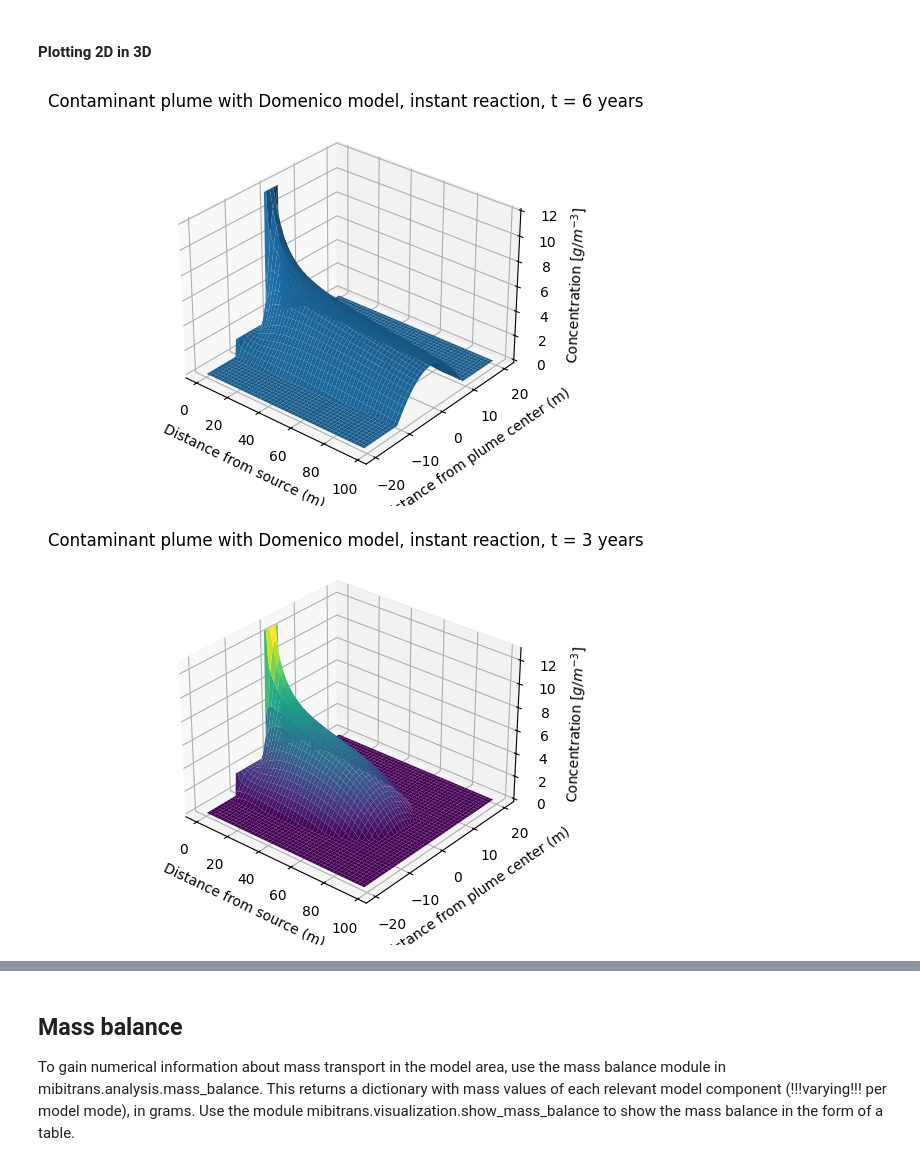
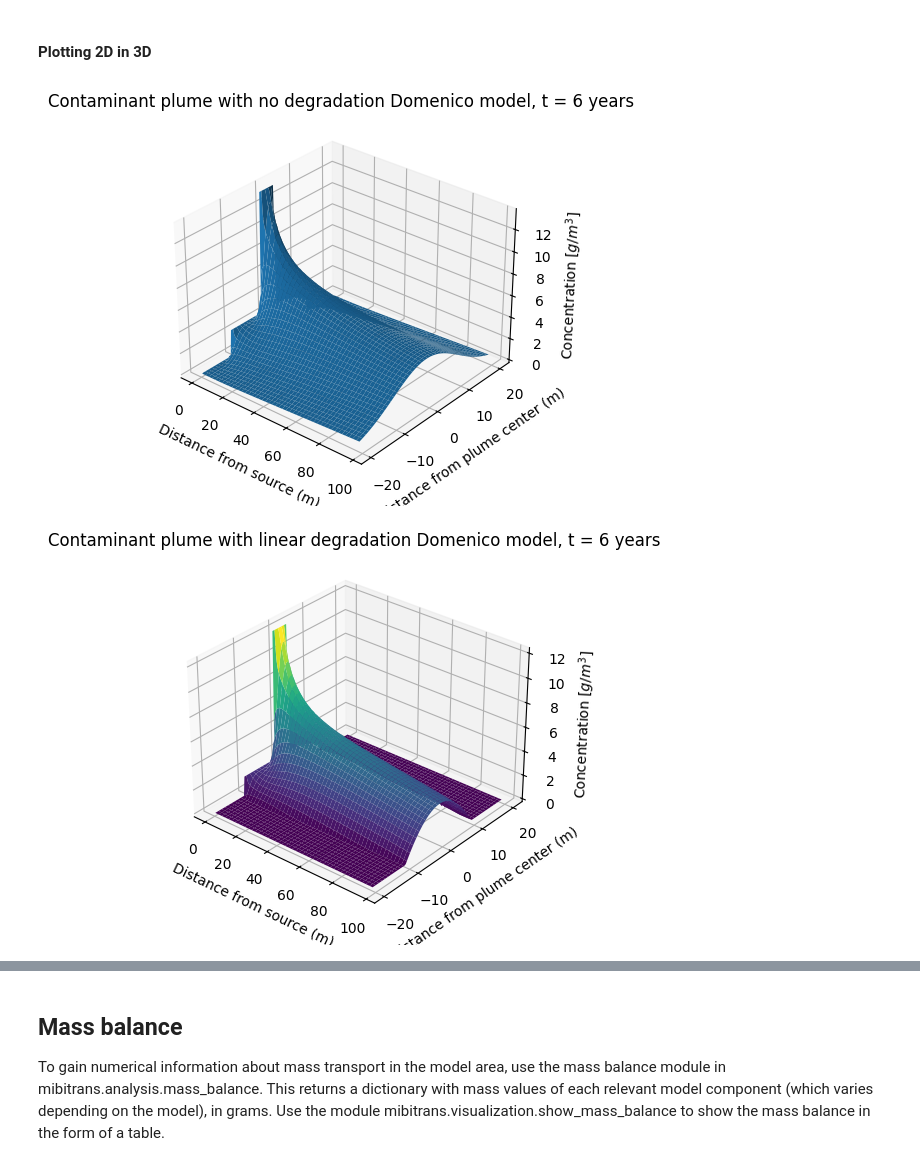
Before and after one commit to MiBiPreT/mibitrans, a Jupyter notebook: examples/example_notebook.ipynb, the cells around one changed output, grey strips where cells are left out. Cells and saved outputs as stored; diff of their text form; code cells hidden in the pictures.

```diff
--- a/examples/example_notebook.ipynb
+++ b/examples/example_notebook.ipynb
@@ -183,0 +139,10 @@ Now that the concentration distribution has been calculated, the contaminant plu
+# %%
+
+model = ModelParameters(
+    model_length = 320/ft,  # Model extent in the longitudinal (x) direction in [m].
+    model_width = 100/ft,   # Model extent in the transverse horizontal (y) direction in [m].
+    model_time = 6 * 365,   # Model duration in [days].
+    dx = 1/ft,              # Model grid discretization step size in the longitudinal (x) direction, in [m].
+    dy = 1/ft,              # Model grid discretization step size in the transverse horizontal (y) direction, in [m].
+    dt = 1*365              # Model time discretization step size, in [days]
+)
@@ -232,23 +281,21 @@ plt.show()
 # %% [markdown]
 #### Plotting 2D in 3D
 # %%
-# Plot the x and y concentration distribution for instantaneous reaction model, uses plt.plot_surface
-plot = surf.Plume(cxyt_inst, x, y, t)
-
-plot.surface(time=6)
-plt.title("Contaminant plume with Domenico model, instant reaction, t = 6 years")
+# Plot the x and y concentration distribution for no degradation decay model, uses plot_surface
+plume_3d(ndeg, time=6*365)
+plt.title("Contaminant plume with no degradation Domenico model, t = 6 years")
 plt.show()
 
-# Function passes plt.plot_surface keyword arguments
-plot.surface(time=3, cmap="viridis")
-plt.title("Contaminant plume with Domenico model, instant reaction, t = 3 years")
+# Function passes plot_surface keyword arguments
+plume_3d(instdeg, time=6*365, cmap="viridis")
+plt.title("Contaminant plume with linear degradation Domenico model, t = 6 years")
 plt.show()
 
-# Function returns 'ax' object, use this to chnage view point of plot
-ax = plot.surface(time=5, cmap="viridis")
+# Function returns 'ax' object, use this to change view point of plot
+ax = plume_3d(instdeg, time=6*365, cmap="viridis")
+plt.title("Contaminant plume with linear degradation Domenico model, t = 6 years")
 ax.view_init(elev=15, azim=340)
-plt.title("Contaminant plume with Domenico model, instant reaction, t = 3 years")
 plt.show()
 # %% [output]
-[figure, old version]
+[figure, new version]
-[figure, old version]
+[figure, new version]
@@ -256,6 +303,6 @@ plt.show()
 # %% [markdown]
 ## Mass balance
 
-To gain numerical information about mass transport in the model area, use the mass balance module in mibitrans.analysis.mass_balance. This returns a dictionary with mass values of each relevant model component (!!!varying!!! per model mode), in grams. Use the module mibitrans.visualization.show_mass_balance to show the mass balance in the form of a table.
+To gain numerical information about mass transport in the model area, use the mass balance module in mibitrans.analysis.mass_balance. This returns a dictionary with mass values of each relevant model component (which varies depending on the model), in grams. Use the module mibitrans.visualization.show_mass_balance to show the mass balance in the form of a table.
 # %%
 # Set up mass balance object with given transport parameters
```
Also changed, not shown: parts of 44 cells of this notebook, 3 other files.
